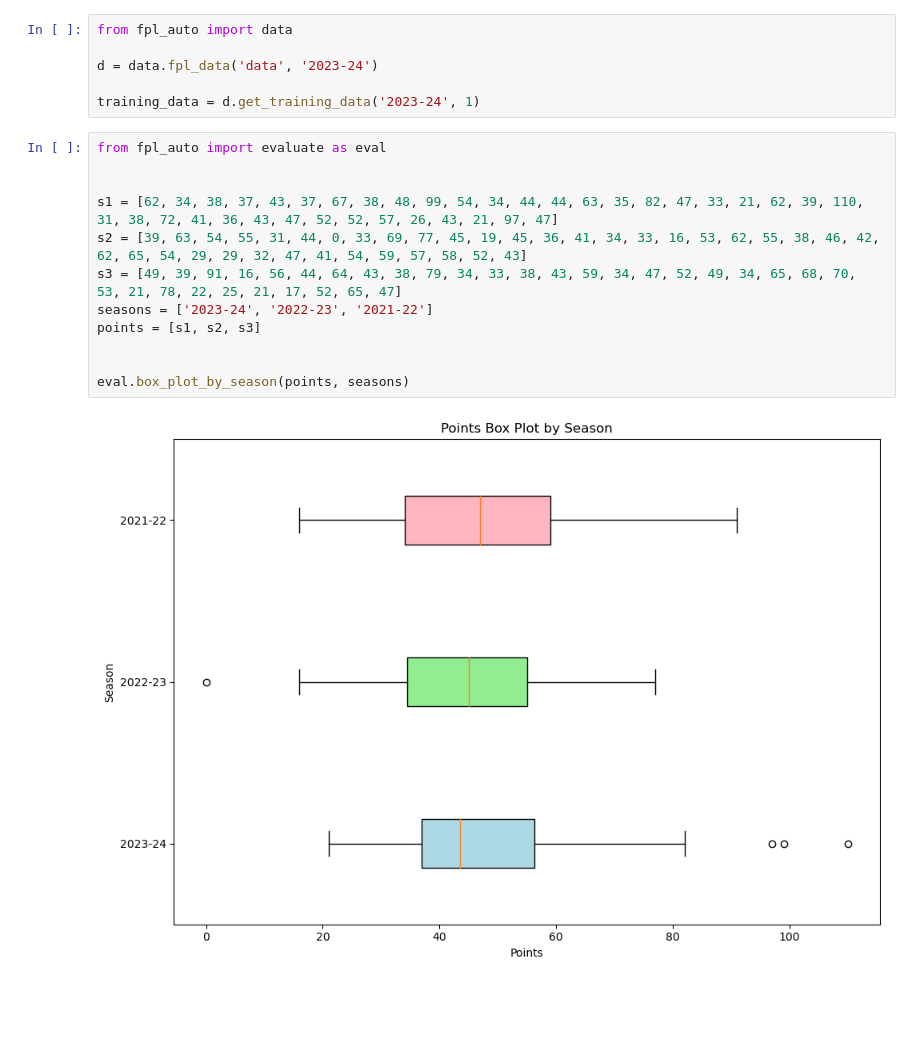
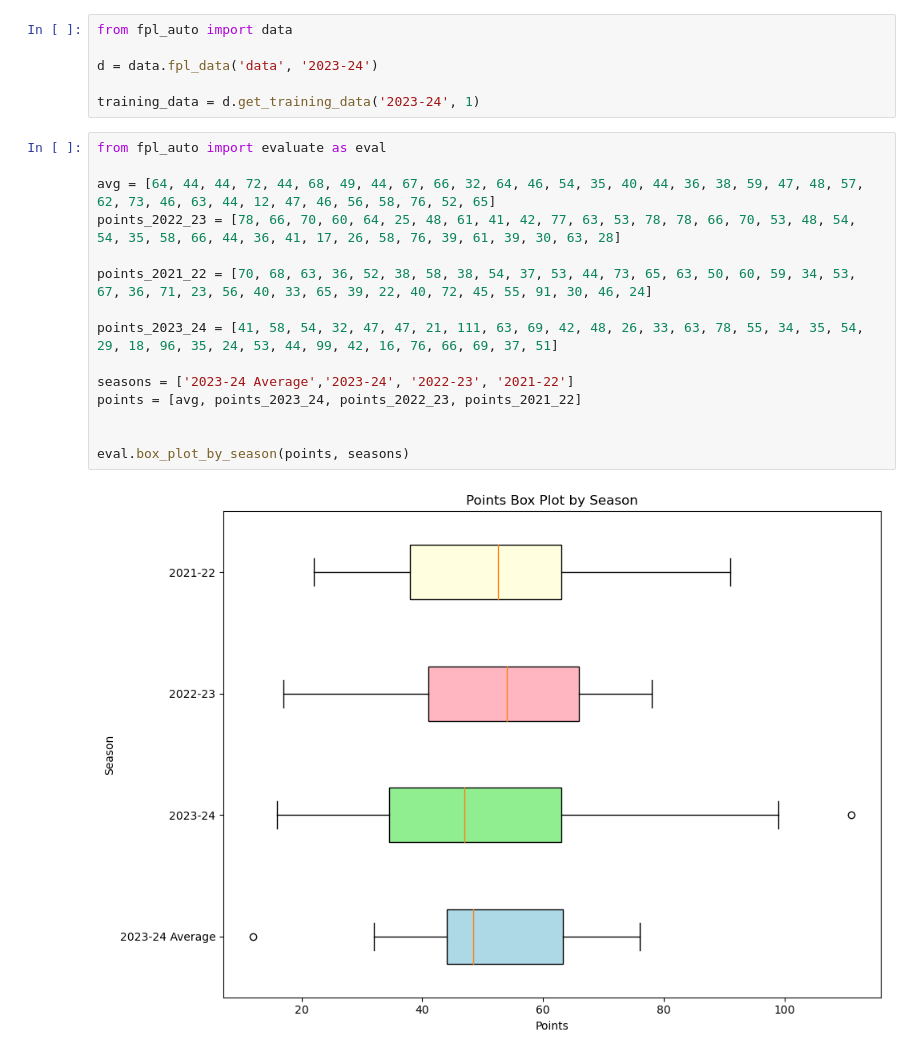
Before and after one commit to bentindal/FPL-Auto, a Jupyter notebook: experiment.ipynb, the cells around one changed output. Saved outputs shown, nothing was run; the diff lists cells and outputs as text; blank space fills up the shorter version.

```diff
--- a/experiment.ipynb
+++ b/experiment.ipynb
@@ -218,17 +218,20 @@ from fpl_auto import data
 d = data.fpl_data('data', '2023-24')
 
 training_data = d.get_training_data('2023-24', 1)
-# %%
-from fpl_auto import evaluate as eval
-
-
-s1 = [62, 34, 38, 37, 43, 37, 67, 38, 48, 99, 54, 34, 44, 44, 63, 35, 82, 47, 33, 21, 62, 39, 110, 31, 38, 72, 41, 36, 43, 47, 52, 52, 57, 26, 43, 21, 97, 47]
-s2 = [39, 63, 54, 55, 31, 44, 0, 33, 69, 77, 45, 19, 45, 36, 41, 34, 33, 16, 53, 62, 55, 38, 46, 42, 62, 65, 54, 29, 29, 32, 47, 41, 54, 59, 57, 58, 52, 43]
-s3 = [49, 39, 91, 16, 56, 44, 64, 43, 38, 79, 34, 33, 38, 43, 59, 34, 47, 52, 49, 34, 65, 68, 70, 53, 21, 78, 22, 25, 21, 17, 52, 65, 47]
-seasons = ['2023-24', '2022-23', '2021-22']
-points = [s1, s2, s3]
-
-
-eval.box_plot_by_season(points, seasons)
-# %% [output]
-[figure, removed]
+# %%
+from fpl_auto import evaluate as eval
+
+avg = [64, 44, 44, 72, 44, 68, 49, 44, 67, 66, 32, 64, 46, 54, 35, 40, 44, 36, 38, 59, 47, 48, 57, 62, 73, 46, 63, 44, 12, 47, 46, 56, 58, 76, 52, 65]
+points_2022_23 = [78, 66, 70, 60, 64, 25, 48, 61, 41, 42, 77, 63, 53, 78, 78, 66, 70, 53, 48, 54, 54, 35, 58, 66, 44, 36, 41, 17, 26, 58, 76, 39, 61, 39, 30, 63, 28]
+
+points_2021_22 = [70, 68, 63, 36, 52, 38, 58, 38, 54, 37, 53, 44, 73, 65, 63, 50, 60, 59, 34, 53, 67, 36, 71, 23, 56, 40, 33, 65, 39, 22, 40, 72, 45, 55, 91, 30, 46, 24]
+
+points_2023_24 = [41, 58, 54, 32, 47, 47, 21, 111, 63, 69, 42, 48, 26, 33, 63, 78, 55, 34, 35, 54, 29, 18, 96, 35, 24, 53, 44, 99, 42, 16, 76, 66, 69, 37, 51]
+
+seasons = ['2023-24 Average','2023-24', '2022-23', '2021-22']
+points = [avg, points_2023_24, points_2022_23, points_2021_22]
+
+
+eval.box_plot_by_season(points, seasons)
+# %% [output]
+[figure, added]
```
Also changed, not shown: parts of 4 cells of this notebook, 2 other files.
